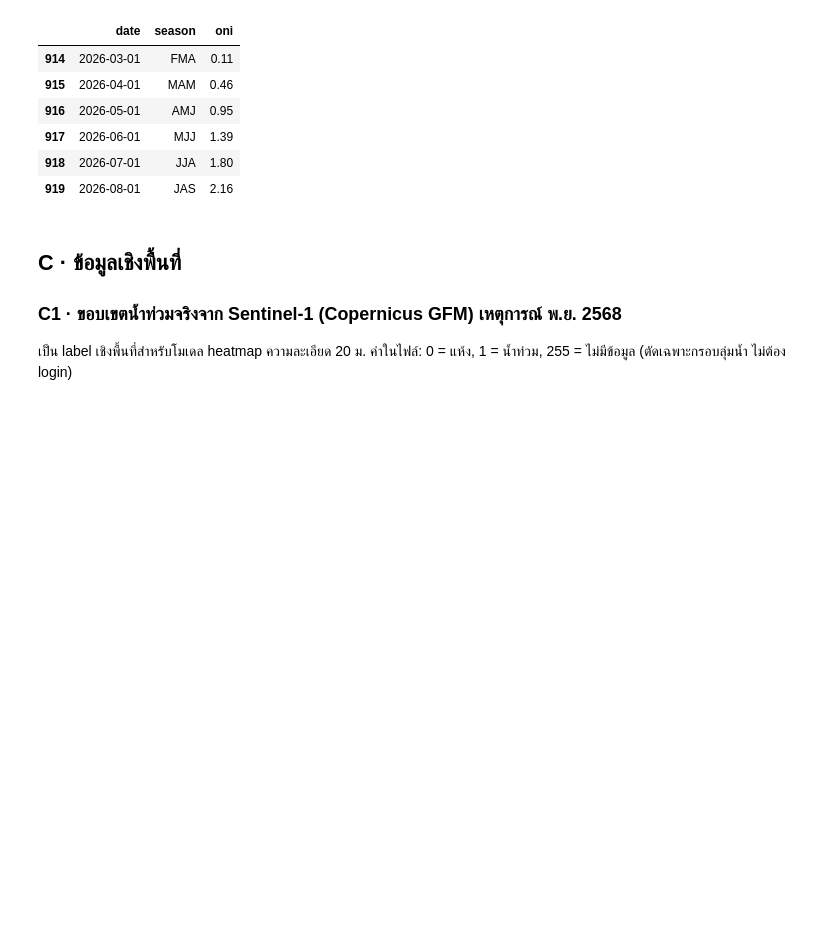
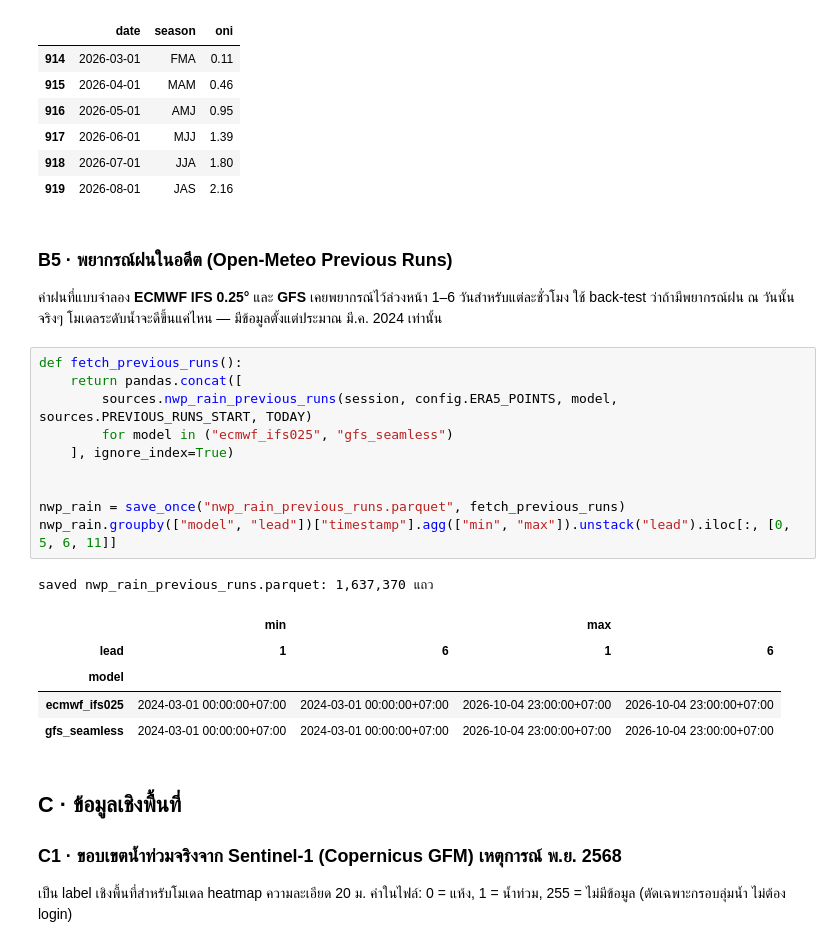
Before and after one commit to Jackyzaz/mojito, a Jupyter notebook: notebooks/01_data_collection.ipynb, the cells around one changed output. Saved outputs shown, nothing was run; the diff lists cells and outputs as text; blank space fills up the shorter version.

```diff
--- a/notebooks/01_data_collection.ipynb
+++ b/notebooks/01_data_collection.ipynb
@@ -281,6 +282,27 @@ skip  oni.parquet: มีอยู่แล้ว 920 แถว
 | 917 | 2026-06-01 | MJJ | 1.39 |
 | 918 | 2026-07-01 | JJA | 1.80 |
 | 919 | 2026-08-01 | JAS | 2.16 |
+# %% [markdown]
+### B5 · พยากรณ์ฝนในอดีต (Open-Meteo Previous Runs)
+ค่าฝนที่แบบจำลอง **ECMWF IFS 0.25°** และ **GFS** เคยพยากรณ์ไว้ล่วงหน้า 1–6 วันสำหรับแต่ละชั่วโมง
+ใช้ back-test ว่าถ้ามีพยากรณ์ฝน ณ วันนั้นจริงๆ โมเดลระดับน้ำจะดีขึ้นแค่ไหน — มีข้อมูลตั้งแต่ประมาณ มี.ค. 2024 เท่านั้น
+# %%
+def fetch_previous_runs():
+    return pandas.concat([
+        sources.nwp_rain_previous_runs(session, config.ERA5_POINTS, model, sources.PREVIOUS_RUNS_START, TODAY)
+        for model in ("ecmwf_ifs025", "gfs_seamless")
+    ], ignore_index=True)
+
+
+nwp_rain = save_once("nwp_rain_previous_runs.parquet", fetch_previous_runs)
+nwp_rain.groupby(["model", "lead"])["timestamp"].agg(["min", "max"]).unstack("lead").iloc[:, [0, 5, 6, 11]]
+# %% [output]
+saved nwp_rain_previous_runs.parquet: 1,637,370 แถว
+|  | min |  | max |  |
+| lead | 1 | 6 | 1 | 6 |
+| model |  |  |  |  |
+| ecmwf_ifs025 | 2024-03-01 00:00:00+07:00 | 2024-03-01 00:00:00+07:00 | 2026-10-04 23:00:00+07:00 | 2026-10-04 23:00:00+07:00 |
+| gfs_seamless | 2024-03-01 00:00:00+07:00 | 2024-03-01 00:00:00+07:00 | 2026-10-04 23:00:00+07:00 | 2026-10-04 23:00:00+07:00 |
 # %% [markdown]
 ## C · ข้อมูลเชิงพื้นที่
 
```
Also changed, not shown: parts of 3 cells of this notebook, 18 other files.
